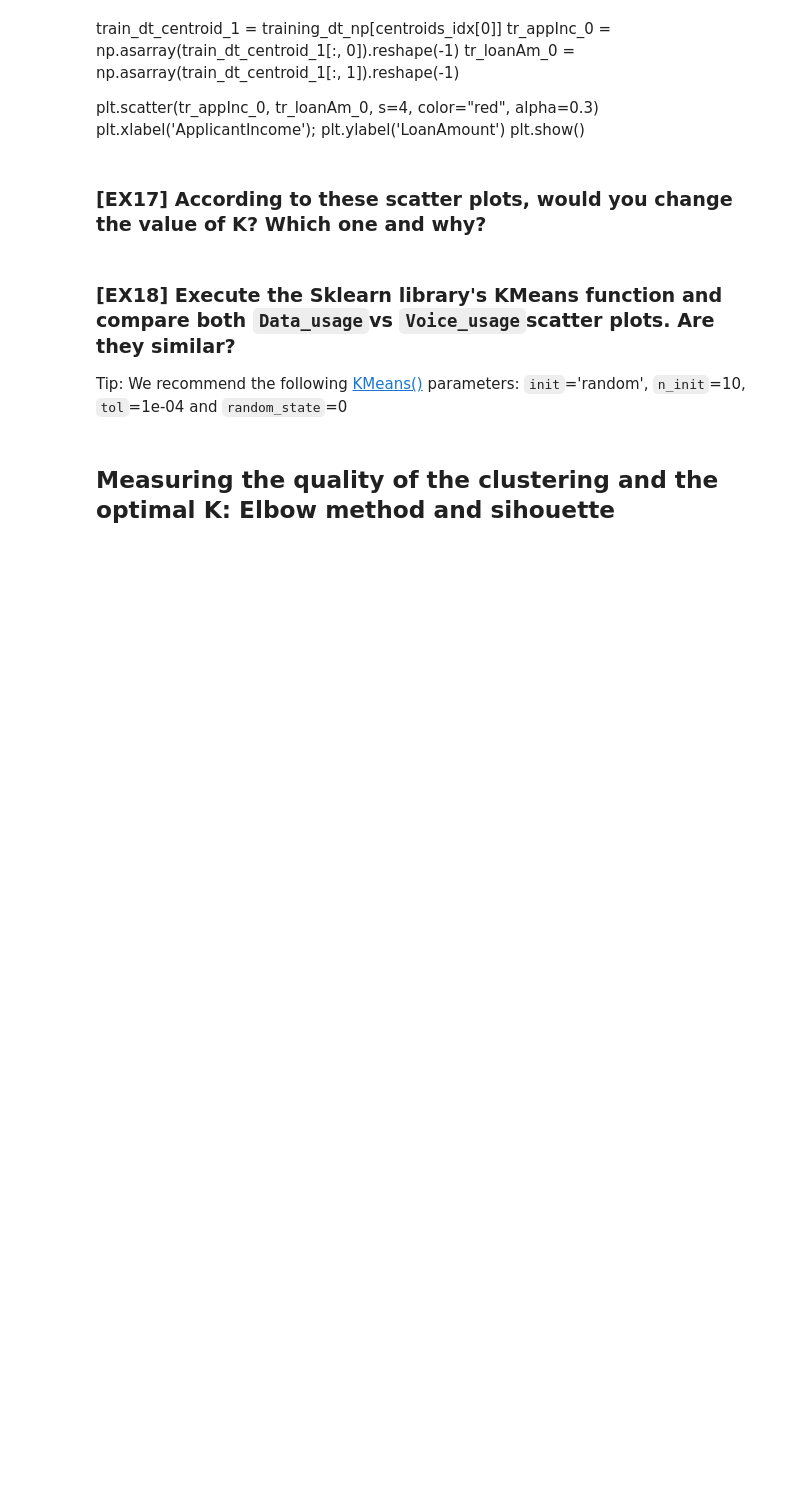
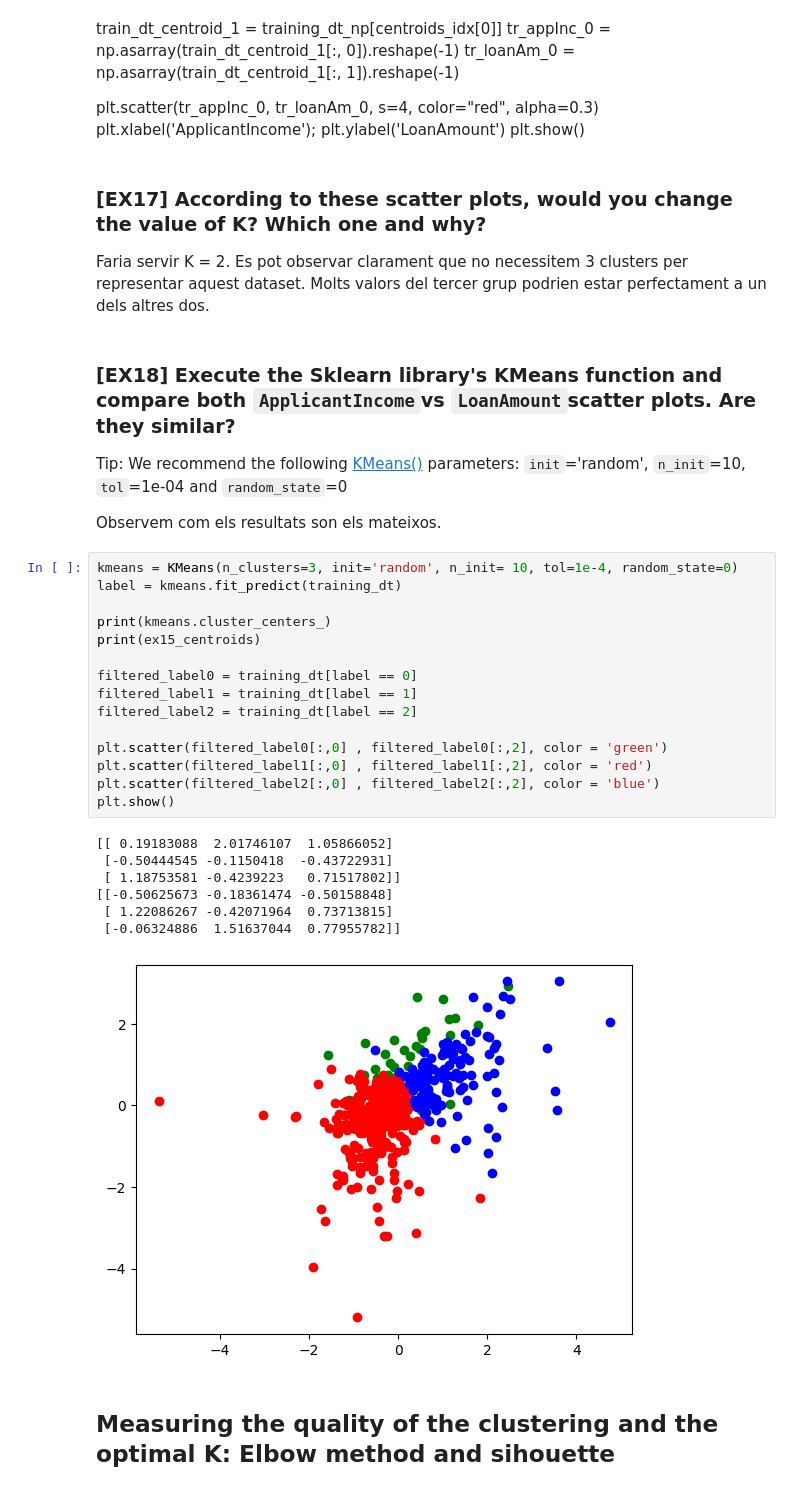
Before and after one commit to WdnLiu/ML2023, a Jupyter notebook: Project_students/P5_students.ipynb, the cells around one changed output. Drawn from its saved outputs; the diff is of its cells as text; blank space fills up the shorter version.

```diff
--- a/Project_students/P5_students.ipynb
+++ b/Project_students/P5_students.ipynb
@@ -717,10 +745,36 @@ plt.xlabel('ApplicantIncome'); plt.ylabel('LoanAmount')
 plt.show()
 # %% [markdown]
 ### **[EX17]** According to these scatter plots, would you change the value of K? Which one and why?
+Faria servir K = 2. Es pot observar clarament que no necessitem 3 clusters per representar aquest dataset. Molts valors del tercer grup podrien estar perfectament a un dels altres dos.
 # %% [markdown]
-### [**EX18**] Execute the Sklearn library's KMeans function and compare both `Data_usage`vs `Voice_usage`scatter plots. Are they similar?
+### [**EX18**] Execute the Sklearn library's KMeans function and compare both `ApplicantIncome`vs `LoanAmount`scatter plots. Are they similar?
 
 Tip: We recommend the following  [KMeans()](https://scikit-learn.org/stable/modules/generated/sklearn.cluster.KMeans.html) parameters: `init`='random', `n_init`=10, `tol`=1e-04 and `random_state`=0
+
+Observem com els resultats son els mateixos.
+# %%
+kmeans = KMeans(n_clusters=3, init='random', n_init= 10, tol=1e-4, random_state=0)
+label = kmeans.fit_predict(training_dt)
+
+print(kmeans.cluster_centers_)
+print(ex15_centroids)
+
+filtered_label0 = training_dt[label == 0]
+filtered_label1 = training_dt[label == 1]
+filtered_label2 = training_dt[label == 2]
+
+plt.scatter(filtered_label0[:,0] , filtered_label0[:,2], color = 'green')
+plt.scatter(filtered_label1[:,0] , filtered_label1[:,2], color = 'red')
+plt.scatter(filtered_label2[:,0] , filtered_label2[:,2], color = 'blue')
+plt.show()
+# %% [output]
+[[ 0.19183088  2.01746107  1.05866052]
+ [-0.50444545 -0.1150418  -0.43722931]
+ [ 1.18753581 -0.4239223   0.71517802]]
+[[-0.50625673 -0.18361474 -0.50158848]
+ [ 1.22086267 -0.42071964  0.73713815]
+ [-0.06324886  1.51637044  0.77955782]]
+[figure, added]
 # %% [markdown]
 ## Measuring the quality of the clustering and the optimal K: Elbow method and sihouette
 # %% [markdown]
```
Also changed, not shown: parts of 9 cells of this notebook.
